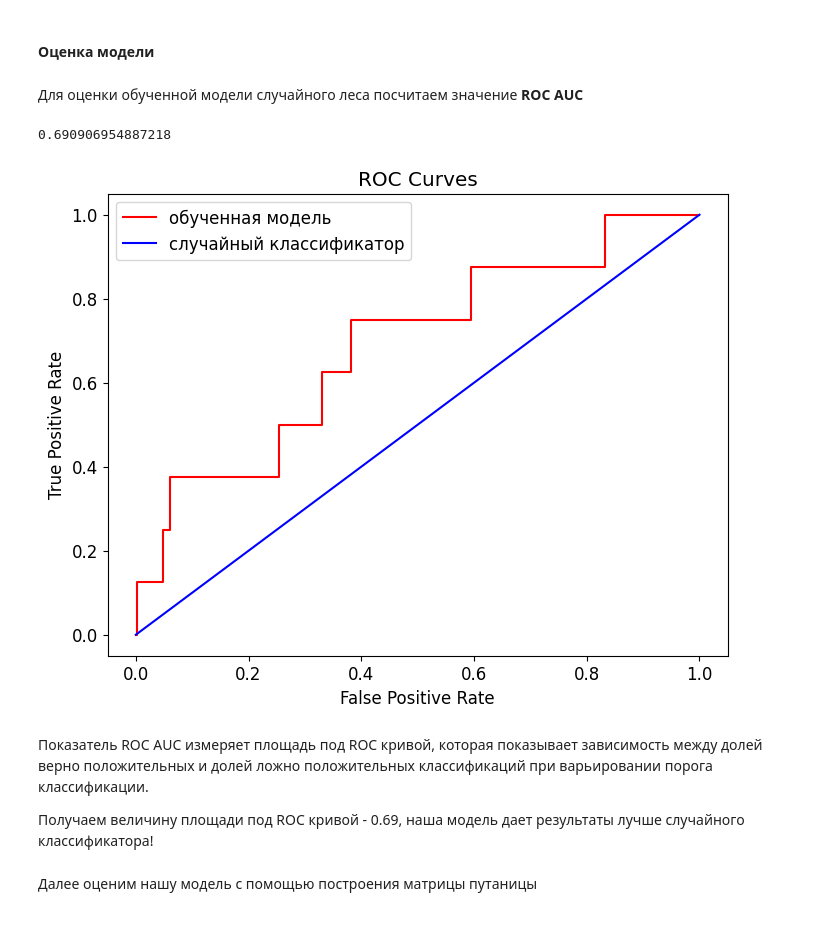
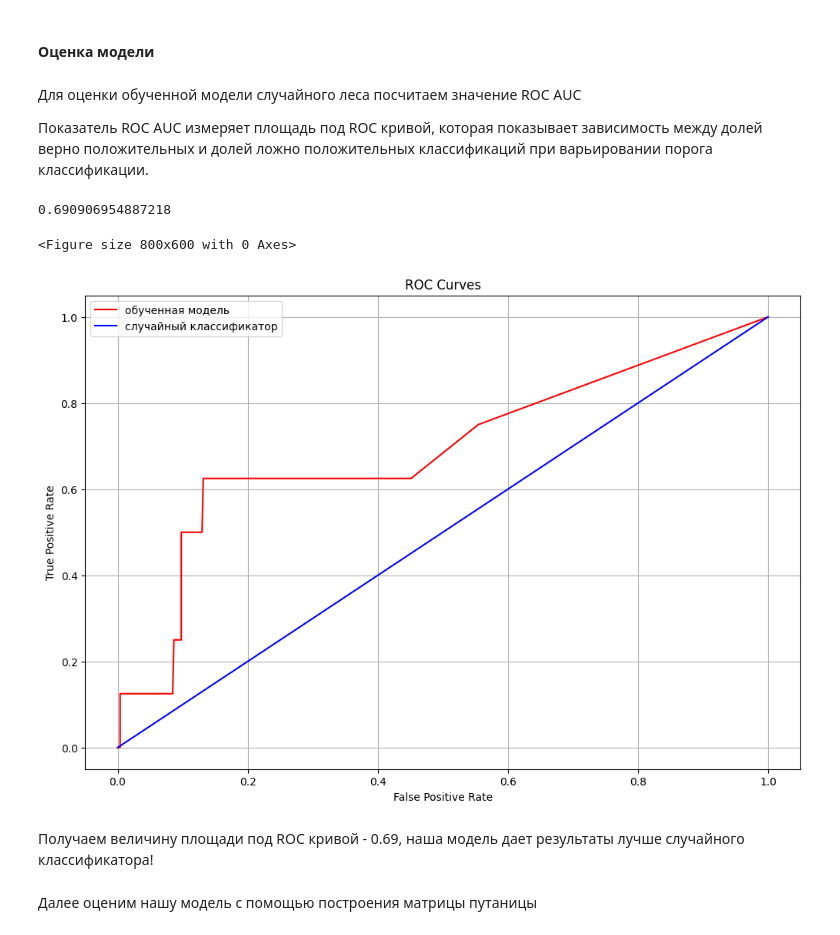
Before and after one commit to sardor014/project_andan_2023, a Jupyter notebook: ML.ipynb, the cells around one changed output. Cells and saved outputs as stored; diff of their text form; code cells hidden in the pictures.

```diff
--- a/ML.ipynb
+++ b/ML.ipynb
@@ -223,7 +234,9 @@ pred_proba = model.predict_proba(X_test)[:, 1]
 # %% [markdown]
 #### Оценка модели ####
 # %% [markdown]
-Для оценки обученной модели случайного леса посчитаем значение **ROC AUC**
+Для оценки обученной модели случайного леса посчитаем значение ROC AUC
+
+Показатель ROC AUC измеряет площадь под ROC кривой, которая показывает зависимость между долей верно положительных и долей ложно положительных классификаций при варьировании порога классификации.
 # %%
 roc_value = roc_auc_score(y_test, pred_proba)
 roc_value
@@ -231,22 +244,24 @@ roc_value
 0.690906954887218
 # %%
 base_fpr, base_tpr, _ = roc_curve(y_test, [1 for _ in range(len(y_test))])
-model_fpr, model_tpr, _ = roc_curve(y_test, pred_proba_test)
+model_fpr, model_tpr, _ = roc_curve(y_test, pred_proba)
 
 plt.figure(figsize = (8, 6))
+
+fig, ax = plt.subplots(figsize=(12, 8))
+ax.grid(which='both')
 
 plt.plot(model_fpr, model_tpr, color = 'red', label = 'обученная модель')
 plt.plot(base_fpr, base_tpr, color = 'blue', label = 'случайный классификатор')
 
 plt.xlabel('False Positive Rate')
 plt.ylabel('True Positive Rate')
 plt.title('ROC Curves')
 plt.legend(loc = 'upper left');
 # %% [output]
+<Figure size 800x600 with 0 Axes>
-[figure, old version]
+[figure, new version]
 # %% [markdown]
-Показатель ROC AUC измеряет площадь под ROC кривой, которая показывает зависимость между долей верно положительных и долей ложно положительных классификаций при варьировании порога классификации.
-
 Получаем величину площади под ROC кривой - 0.69, наша модель дает результаты лучше случайного классификатора!
 # %% [markdown]
 Далее оценим нашу модель с помощью построения матрицы путаницы
```
Also changed, not shown: parts of 23 cells of this notebook.
